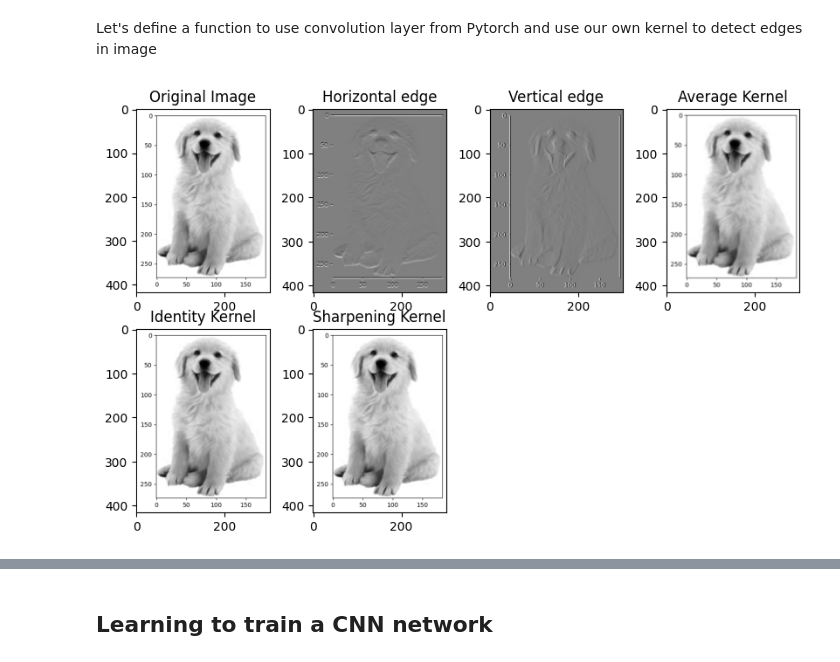
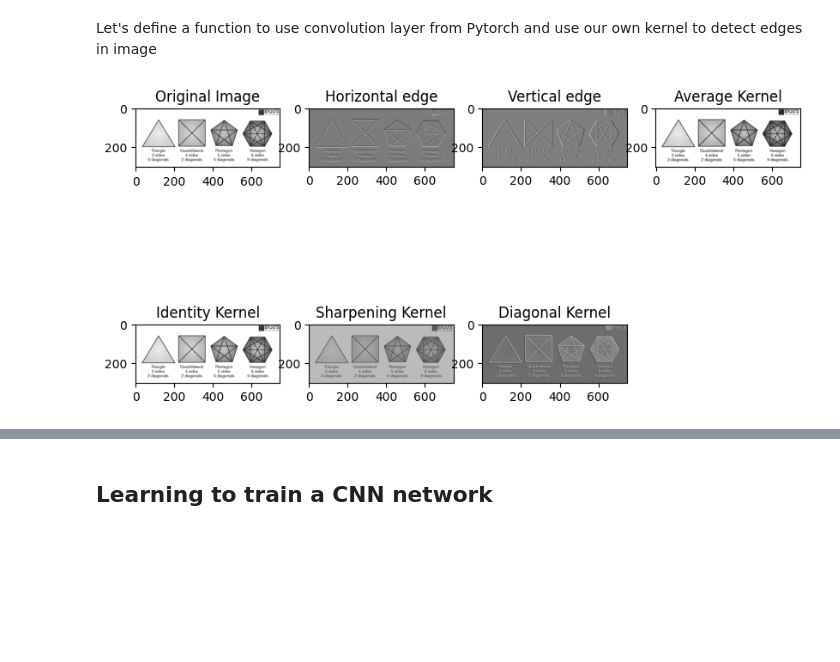
Before and after one commit to iiithat/AIMLtraining_AT, a Jupyter notebook: Day_1_CNN.ipynb, the cells around one changed output, grey strips where cells are left out. Saved outputs shown, nothing was run; the diff lists cells and outputs as text; code cells hidden in the pictures; blank space fills up the shorter version.

```diff
--- a/Day_1_CNN.ipynb
+++ b/Day_1_CNN.ipynb
@@ -107,7 +107,7 @@ def apply_conv(image, kernel, padding=0, stride=1):
   return output_img
 # %%
 # Our original lotus image
-image = cv2.imread('index.png', 0)
+image = cv2.imread('diag.png', 0)
 
 filter = np.array([[-1,-1,-1],
                    [ 0, 0, 0],
@@ -120,53 +120,68 @@ filter = np.array([[1,0,-1],
                    [1,0,-1]])
 
 out2 = apply_conv(image, filter, padding=0, stride=1)
-
+#Average
 filter = 1/9*np.array([[1,1,1],
                    [1,1,1],
                    [1,1,1]])
 
 out3 = apply_conv(image, filter, padding=0, stride=1)
 
+#Identity
 filter = np.array([[0,0,0],
                    [0,1,0],
                    [0,0,0]])
 
 out4 = apply_conv(image, filter, padding=0, stride=1)
 
+#Sharpen
 filter = np.array([[-1,-1,-1],
                    [-1,17,-1],
                    [-1,-1,-1]])
 
 out5 = apply_conv(image, filter, padding=0, stride=1)
+
+#Diagonal
+filter = np.array([[0,1,1],
+                    [-1,0,1],
+                    [-2,-1,0]])
+# filter = np.eye(3)
+# print(filter)
+out6 = apply_conv(image, filter, padding=0, stride=1)
 # %%
 fig = plt.figure(figsize=(10,6))
 ax = fig.add_subplot(2,4,1)
 ax.imshow(image, cmap='gray')
 ax.set_title('Original Image')
 
 ax = fig.add_subplot(2,4,2)
 ax.set_title('Horizontal edge')
 ax.imshow(out1, cmap='gray')
 
 ax = fig.add_subplot(2,4,3)
 ax.imshow(out2, cmap='gray')
 ax.set_title('Vertical edge')
 
 ax = fig.add_subplot(2,4,4)
 ax.imshow(out3, cmap='gray')
 ax.set_title('Average Kernel')
 
 ax = fig.add_subplot(2,4,5)
 ax.imshow(out4, cmap='gray')
 ax.set_title('Identity Kernel')
 
 ax = fig.add_subplot(2,4,6)
-ax.imshow(out4, cmap='gray')
+ax.imshow(out5, cmap='gray')
 ax.set_title('Sharpening Kernel')
 
+ax = fig.add_subplot(2,4,7)
+ax.imshow(out6, cmap='gray')
+ax.set_title('Diagonal Kernel')
+
+
 plt.show()
 # %% [output]
-[figure, old version]
+[figure, new version]
 # %% [markdown]
 ## Pooling Layers
 
```
Also changed, not shown: parts of 7 cells of this notebook.
